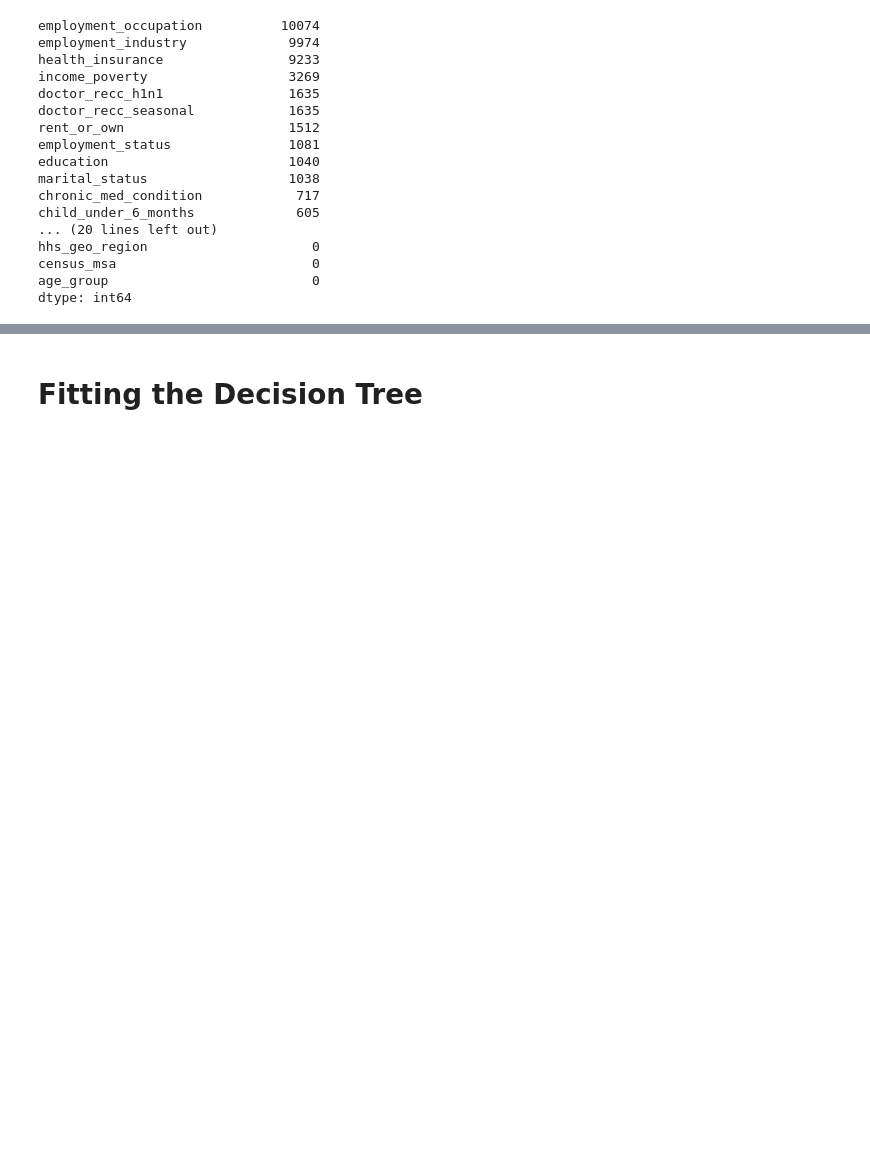
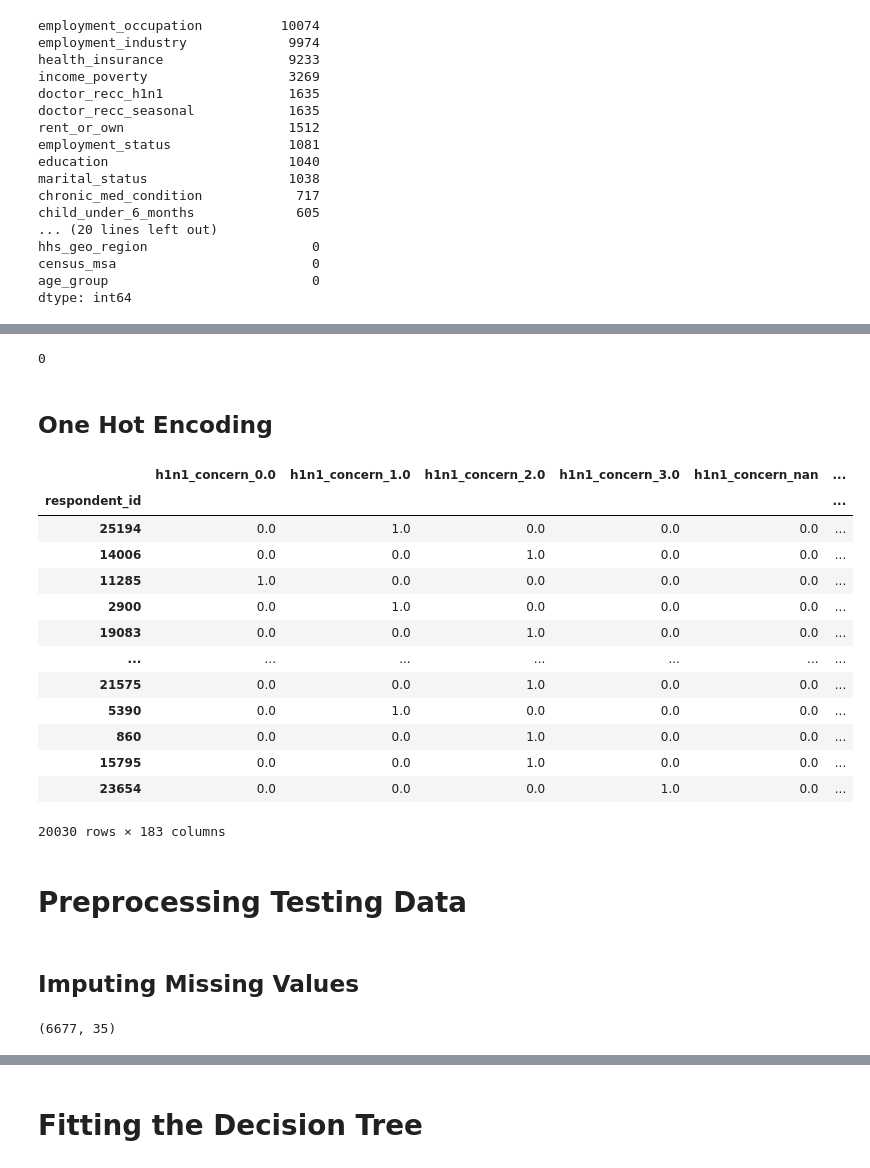
Before and after one commit to ccsurratt/seasonal_flu_vaccine_model, a Jupyter notebook: seasonal_flu_vaccine_predictive_model.ipynb, the cells around one changed output, grey strips where cells are left out. Saved outputs shown, nothing was run; the diff lists cells and outputs as text; code cells hidden in the pictures; blank space fills up the shorter version.

Commit message:
Dealt with missing data

```diff
--- a/seasonal_flu_vaccine_predictive_model.ipynb
+++ b/seasonal_flu_vaccine_predictive_model.ipynb
@@ -234,4 +146,0 @@ Finally, I will concatenate the numerical and categorical training data into a s
-# %%
-X_train = pd.concat([X_train_numerical, X_train_categorical_ohe], axis=1)
-
-X_train
@@ -268,0 +222,45 @@ X_train_categorical = pd.DataFrame(categorical_imputer.fit_transform(X_train_cat
+# %%
+X_train_string = X_train.astype(str)
+X_train_string.isna().sum().sum()
+# %% [output]
+0
+# %% [markdown]
+## One Hot Encoding
+# %%
+from sklearn.preprocessing import OneHotEncoder
+
+# instantiates OneHotEncoder
+ohe = OneHotEncoder(sparse_output=False)
+
+# fits and transforms OneHotEncoder object on the categorical training data
+X_train_ohe = ohe.fit_transform(X_train_string)
+
+# re-formats the array as a DataFrame
+X_train_ohe = pd.DataFrame(X_train_ohe,
+                           columns=ohe.get_feature_names_out(X_train_string.columns),
+                           index=X_train_string.index)
+
+X_train_ohe
+# %% [output]
+|  | h1n1_concern_0.0 | h1n1_concern_1.0 | h1n1_concern_2.0 | h1n1_concern_3.0 | h1n1_concern_nan | ... |
+| respondent_id |  |  |  |  |  | ... |
+| 25194 | 0.0 | 1.0 | 0.0 | 0.0 | 0.0 | ... |
+| 14006 | 0.0 | 0.0 | 1.0 | 0.0 | 0.0 | ... |
+| 11285 | 1.0 | 0.0 | 0.0 | 0.0 | 0.0 | ... |
+| 2900 | 0.0 | 1.0 | 0.0 | 0.0 | 0.0 | ... |
+| 19083 | 0.0 | 0.0 | 1.0 | 0.0 | 0.0 | ... |
+| ... | ... | ... | ... | ... | ... | ... |
+| 21575 | 0.0 | 0.0 | 1.0 | 0.0 | 0.0 | ... |
+| 5390 | 0.0 | 1.0 | 0.0 | 0.0 | 0.0 | ... |
+| 860 | 0.0 | 0.0 | 1.0 | 0.0 | 0.0 | ... |
+| 15795 | 0.0 | 0.0 | 1.0 | 0.0 | 0.0 | ... |
+| 23654 | 0.0 | 0.0 | 0.0 | 1.0 | 0.0 | ... |
+20030 rows × 183 columns
+# %% [markdown]
+# Preprocessing Testing Data
+# %% [markdown]
+## Imputing Missing Values
+# %%
+X_test.shape
+# %% [output]
+(6677, 35)
```
Also changed, not shown: parts of 45 cells of this notebook, 1 other file.
